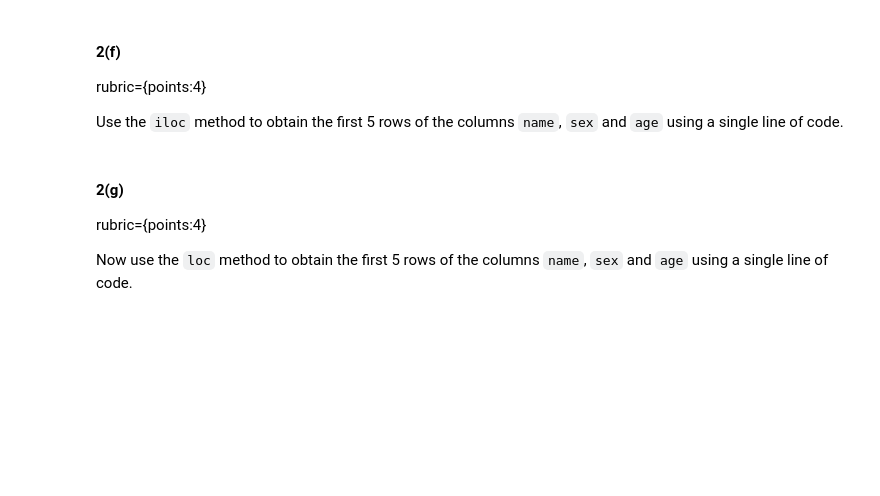
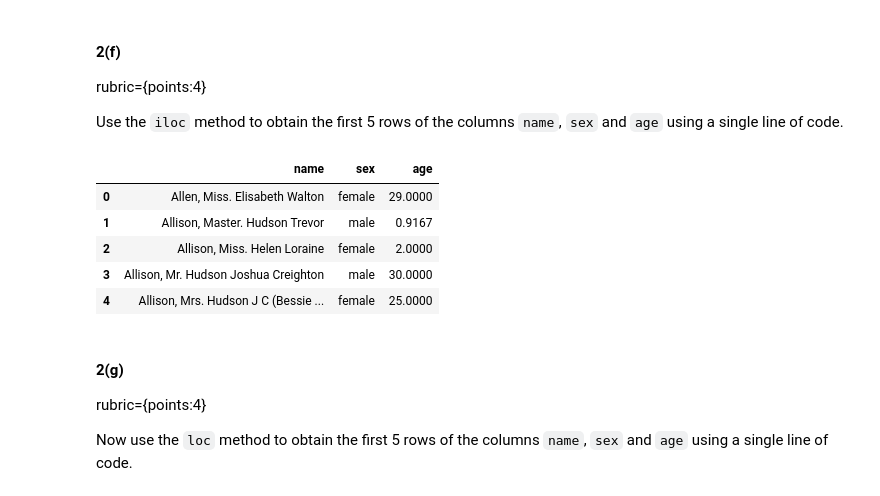
Before and after one commit to CarsonFox/MachineLearning, a Jupyter notebook: HW1/CS4320_hw1.ipynb, the cells around one changed output. Cells and saved outputs as stored; diff of their text form; code cells hidden in the pictures; blank space fills up the shorter version.

```diff
--- a/HW1/CS4320_hw1.ipynb
+++ b/HW1/CS4320_hw1.ipynb
@@ -156,3 +166,12 @@ Use the `iloc` method to obtain the first 5 rows of the columns `name`, `sex` an
+# %%
+titanic_df.iloc[:5, 2:5]
+# %% [output]
+|  | name | sex | age |
+| 0 | Allen, Miss. Elisabeth Walton | female | 29.0000 |
+| 1 | Allison, Master. Hudson Trevor | male | 0.9167 |
+| 2 | Allison, Miss. Helen Loraine | female | 2.0000 |
+| 3 | Allison, Mr. Hudson Joshua Creighton | male | 30.0000 |
+| 4 | Allison, Mrs. Hudson J C (Bessie ... | female | 25.0000 |
 # %% [markdown]
 #### 2(g)
 rubric={points:4}
```
Also changed, not shown: parts of 29 cells of this notebook, 1 other file.
